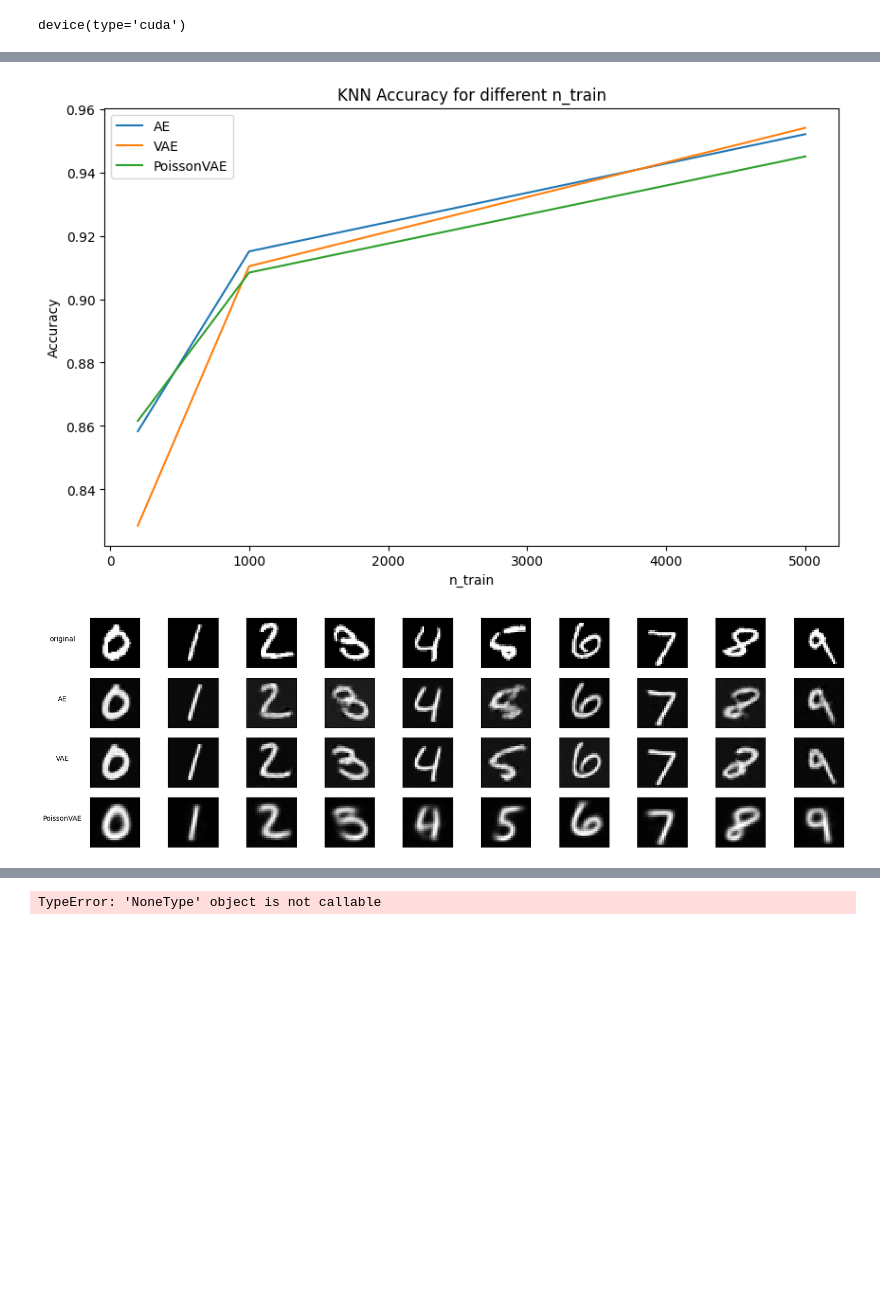
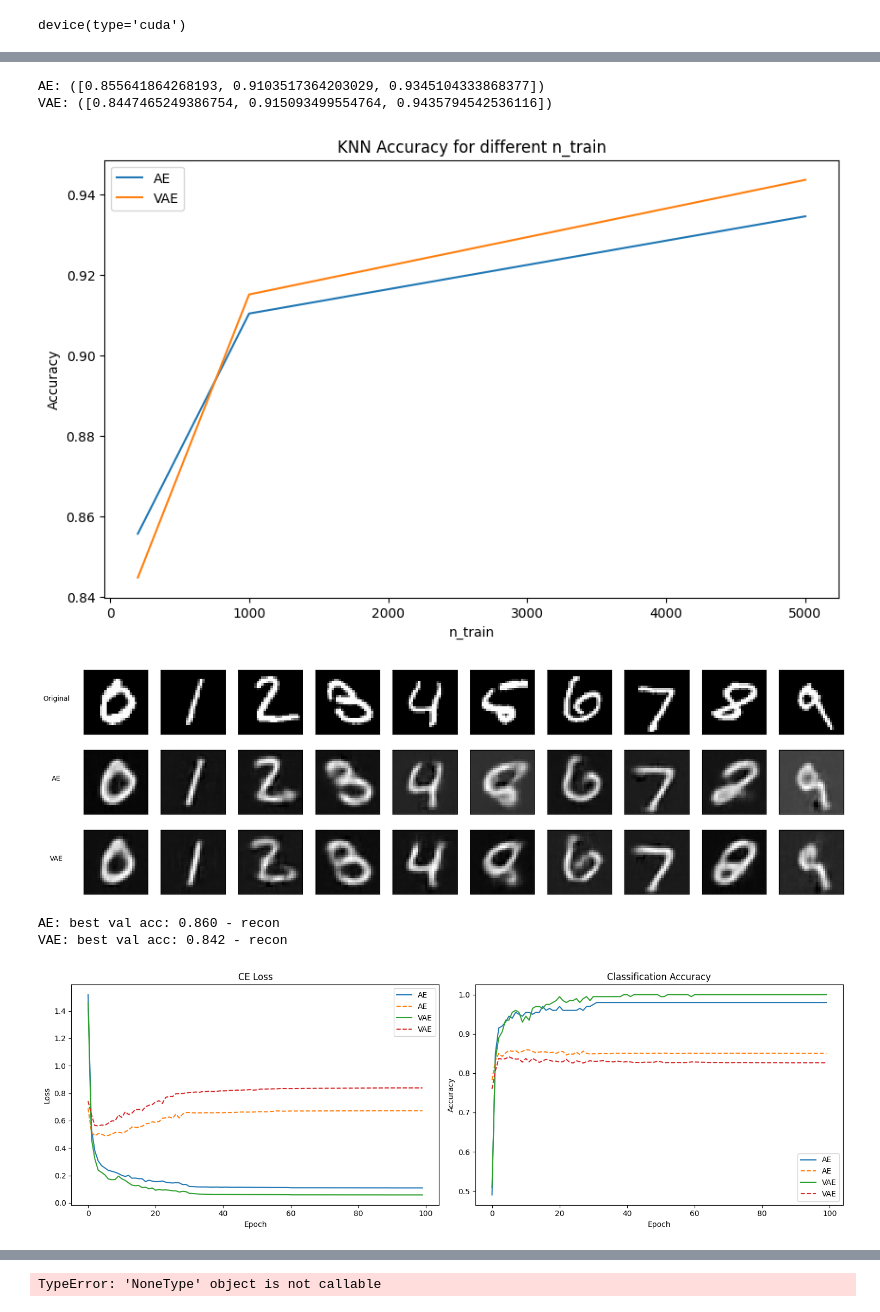
Before and after one commit to joeagriffith/PoissonVAE, a Jupyter notebook: run.ipynb, the cells around one changed output, grey strips where cells are left out. Saved outputs shown, nothing was run; the diff lists cells and outputs as text; code cells hidden in the pictures; blank space fills up the shorter version.

```diff
--- a/run.ipynb
+++ b/run.ipynb
@@ -45,15 +45,17 @@ torch.manual_seed(42)
 
 cnn = True
 models = {
+    # 'PredictiveVAE': PredictiveVAE(cnn=cnn).to(device),
     'AE': AE(cnn=cnn).to(device),
+    # 'PredictiveAE': PredictiveAE(cnn=cnn).to(device),
     'VAE': VAE(cnn=cnn).to(device),
-    'PoissonVAE': PoissonVAE(cnn=cnn).to(device)
+    # 'PoissonVAE': PoissonVAE(cnn=cnn).to(device)
 }
 
 train_logs = {}
 eval_logs = {}
 for i, (model_name, model) in enumerate(models.items()):
     print(f'{i+1}/{len(models)}: Training {model_name}...')
-    train_logs[model_name] = train(model, train_dataset, val_dataset, lr=1e-3)
+    train_logs[model_name] = train(model, train_dataset, val_dataset)
     eval_logs[model_name] = evaluate(model, test_dataset)
 # %% [output]
@@ -103,6 +104,7 @@ knn_accs = {}
 for model_name in models.keys():
     for n_train in sizes:
         knn_accs[model_name, n_train] = knn_analysis(models[model_name], test_dataset, n_train=n_train)
+    print(f'{model_name}: ({[knn_accs[model_name, n] for n in sizes]})')
 
 # Plot KNN Accuracy for different n_train
 fig, ax = plt.subplots(figsize=(10, 6))
@@ -132,8 +134,9 @@ for model_name, model in models.items():
         x_hat = model(images['Original'].to(device))[0]
     images[model_name] = x_hat.view(10, 1, 28, 28)
 
+
 # Plot images
-fig, axs = plt.subplots(4, 10, figsize=(20, 6))
+fig, axs = plt.subplots(len(images), 10, figsize=(20, 6))
 for i in range(10):
     for j, model_name in enumerate(images.keys()):
         axs[j, i].imshow(images[model_name][i].cpu().numpy().squeeze(), cmap='gray')
@@ -141,10 +144,34 @@ for i in range(10):
         axs[j, i].set_yticks([])
 
 # Label each row
-axs[0, 0].set_ylabel('original', rotation=0, labelpad=40)
-axs[1, 0].set_ylabel('AE', rotation=0, labelpad=40)
-axs[2, 0].set_ylabel('VAE', rotation=0, labelpad=40)
-axs[3, 0].set_ylabel('PoissonVAE', rotation=0, labelpad=40)
+for j, model_name in enumerate(images.keys()):
+    axs[j, 0].set_ylabel(model_name, rotation=0, labelpad=40)
+plt.show()
 
+# =========== Linear Probing ===========
+
+# Plot evaluation logs for each model
+fig, axes = plt.subplots(1, 2, figsize=(15, 5))
+axes = axes.flatten()
+
+for model_name, eval_log in eval_logs.items():
+    print(f'{model_name}: best val acc: {max(eval_log["val_accs"]):.3f} - recon')
+    axes[0].plot(eval_log['train_losses'], label=f'{model_name}')
+    axes[0].plot(eval_log['val_losses'], label=f'{model_name}', linestyle='--')
+    axes[1].plot(eval_log['train_accs'], label=f'{model_name}')
+    axes[1].plot(eval_log['val_accs'], label=f'{model_name}', linestyle='--')
+
+axes[0].set_title('CE Loss')
+axes[0].set_xlabel('Epoch')
+axes[0].set_ylabel('Loss')
+axes[0].legend()
+
+axes[1].set_title('Classification Accuracy')
+axes[1].set_xlabel('Epoch')
+axes[1].set_ylabel('Accuracy')
+axes[1].legend()
+
+
+plt.tight_layout()
 plt.show()
 # %% [output]
@@ -152,2 +179,7 @@ plt.show()
+AE: ([0.855641864268193, 0.9103517364203029, 0.9345104333868377])
+VAE: ([0.8447465249386754, 0.915093499554764, 0.9435794542536116])
-[figure, old version]
+[figure, new version]
-[figure, old version]
+[figure, new version]
+AE: best val acc: 0.860 - recon
+VAE: best val acc: 0.842 - recon
+[figure, added]
```
Also changed, not shown: parts of 5 cells of this notebook, 20 other files.
